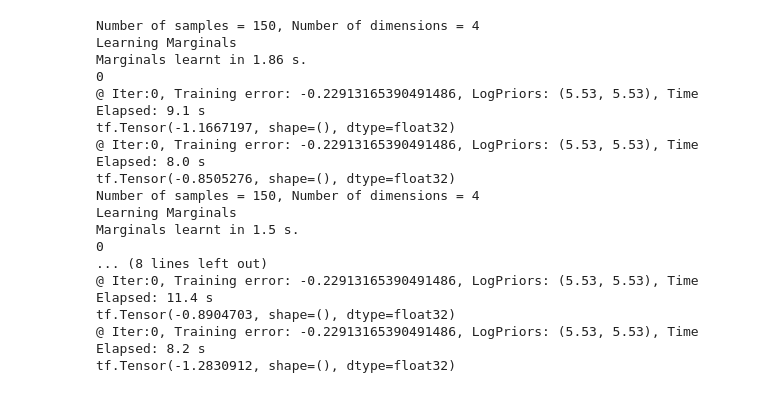
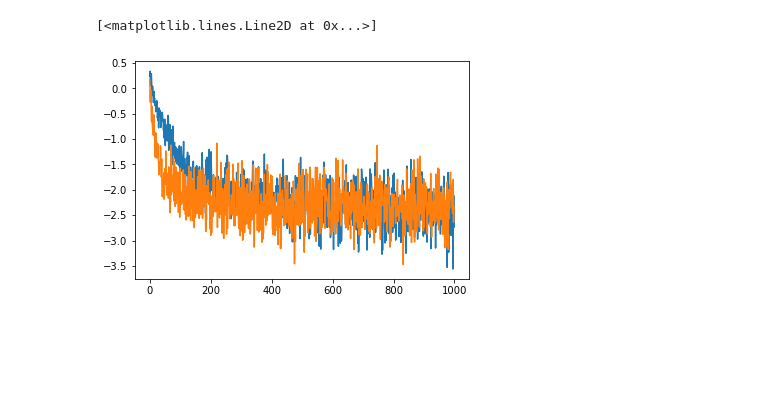
Before and after one commit to ashutosh-tewari/GMCM, a Jupyter notebook: GMCM_parallel.ipynb, the cells around one changed output. Saved outputs shown, nothing was run; the diff lists cells and outputs as text; code cells hidden in the pictures; blank space fills up the shorter version.

Commit message:
changes in the GMCM class for easy API

```diff
--- a/GMCM_parallel.ipynb
+++ b/GMCM_parallel.ipynb
@@ -29,2 +30,29 @@ from mixture_models import GMCM
 from tensorflow.python.client import device_lib
 print(device_lib.list_local_devices())
+# %%
+# Example learning GMMC on Iris dataset
+from sklearn.datasets import load_iris
+
+data=load_iris().data.astype('float32')
+nsamps,ndims = data.shape
+
+
+# data_in = data.astype('float32')
+nsamps,ndims = data.shape
+print(f'Number of samples = {nsamps}, Number of dimensions = {ndims}')
+
+
+# Training GMCM without data transformation
+# Initialing GMCM object
+gmcm_obj=GMCM(ndims, data, log_transform_data=False)
+ll_no_transform=gmcm_obj.fit_dist(n_comps=2,max_iters=1000)
+
+
+# Training GMCM with data transformation
+# Initialing GMCM object
+gmcm_obj=GMCM(ndims, data, log_transform_data=True)
+ll_transform=gmcm_obj.fit_dist(n_comps=2,max_iters=1000)
+
+# plots
+plt.plot(ll_no_transform)
+plt.plot(ll_transform)
@@ -30,0 +83,6 @@ print(device_lib.list_local_devices())
+# %%
+plt.plot(ll_no_transform)
+plt.plot(ll_transform)
+# %% [output]
+[<matplotlib.lines.Line2D at 0x...>]
+[figure, added]
@@ -81,24 +146,6 @@ for i in range(n_reps):
     ll_list.append([ll_reg,ll_nonreg])
 
 # jbl.dump(ll_list,'regularization_impact')
-# %% [output]
-Number of samples = 150, Number of dimensions = 4
-Learning Marginals
-Marginals learnt in 1.86 s.
-0
-@ Iter:0, Training error: -0.22913165390491486, LogPriors: (5.53, 5.53), Time Elapsed: 9.1 s
-tf.Tensor(-1.1667197, shape=(), dtype=float32)
-@ Iter:0, Training error: -0.22913165390491486, LogPriors: (5.53, 5.53), Time Elapsed: 8.0 s
-tf.Tensor(-0.8505276, shape=(), dtype=float32)
-Number of samples = 150, Number of dimensions = 4
-Learning Marginals
-Marginals learnt in 1.5 s.
-0
-... (8 lines left out)
-@ Iter:0, Training error: -0.22913165390491486, LogPriors: (5.53, 5.53), Time Elapsed: 11.4 s
-tf.Tensor(-0.8904703, shape=(), dtype=float32)
-@ Iter:0, Training error: -0.22913165390491486, LogPriors: (5.53, 5.53), Time Elapsed: 8.2 s
-tf.Tensor(-1.2830912, shape=(), dtype=float32)
 # %%
 ll_reg[:,0]
 # %%
```
Also changed, not shown: parts of 5 cells of this notebook, 1 other file.
